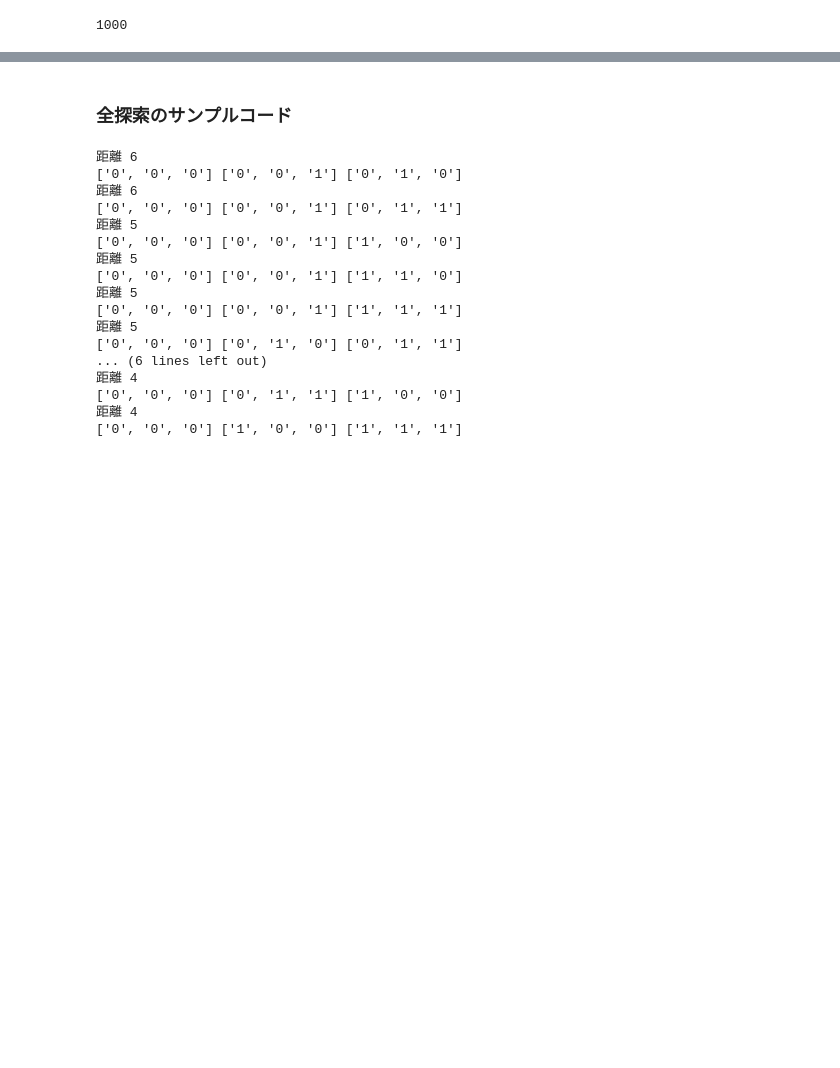
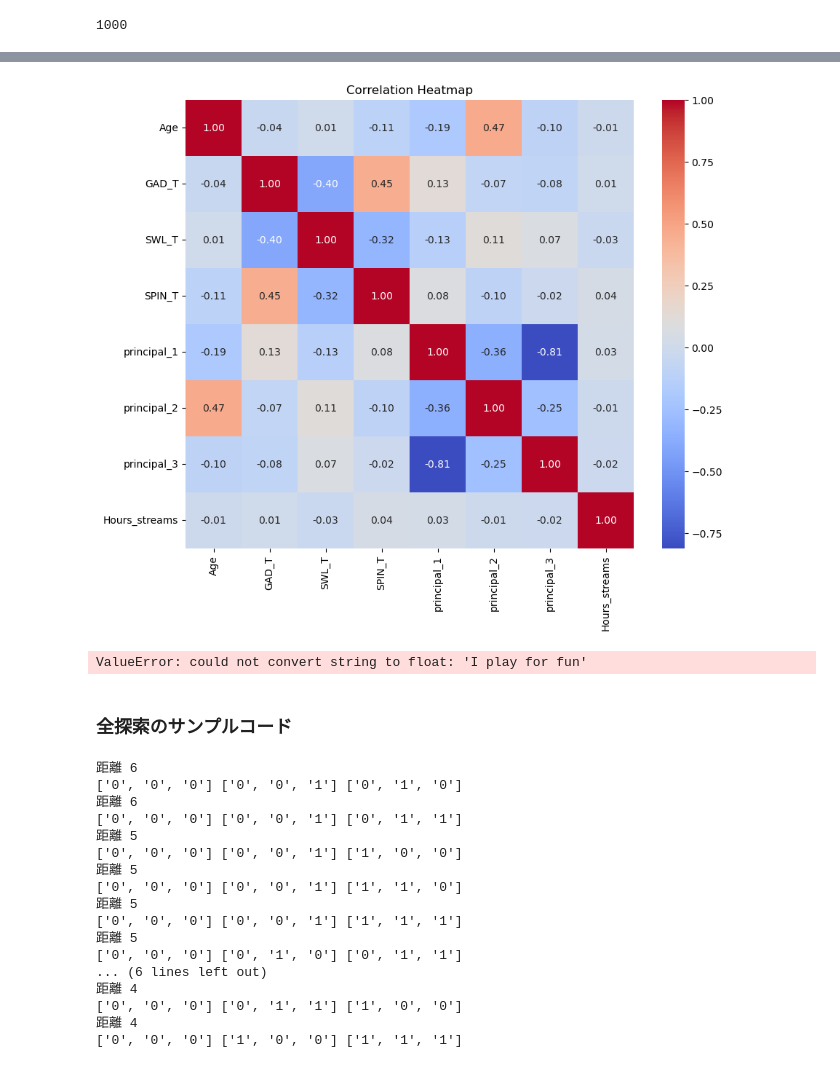
Before and after one commit to miyakooti/gameplay_analysis, a Jupyter notebook: main.ipynb, the cells around one changed output, grey strips where cells are left out. Cells and saved outputs as stored; diff of their text form; code cells hidden in the pictures; blank space fills up the shorter version.

```diff
--- a/main.ipynb
+++ b/main.ipynb
@@ -197,3 +309,45 @@ print(pp1)
+# %%
+import seaborn as sns
+import matplotlib.pyplot as plt
+
+# 相関係数行列の計算
+correlation_matrix = df_for_analysis.corr()
+
+# ヒートマップの作成
+plt.figure(figsize=(10, 8))
+sns.heatmap(correlation_matrix, annot=True, cmap='coolwarm', fmt=".2f", square=True)
+
+# プロットの表示
+plt.title('Correlation Heatmap')
+plt.show()
+# %% [output]
+[figure, added]
+# %%
+from sklearn.linear_model import LinearRegression
+import statsmodels.api as sm
+
+# 説明変数と目的変数のデータを準備
+X = df.drop(['SWL_T'], axis=1)
+y = df['SWL_T']
+
+# 重回帰分析モデルの構築と学習
+model = LinearRegression()
+model.fit(X, y)
+
+# 重回帰分析結果の表示
+print("回帰係数:")
+print(model.coef_)
+print("切片:")
+print(model.intercept_)
+
+# AICの算出
+X = sm.add_constant(X)  # 定数項を追加
+sm_model = sm.OLS(y, X)
+result = sm_model.fit()
+aic = result.aic
+print("AIC:", aic)
+# %% [output]
+ValueError: could not convert string to float: 'I play for fun'
 # %% [markdown]
 ### 全探索のサンプルコード
 # %%
```
Also changed, not shown: parts of 12 cells of this notebook.
